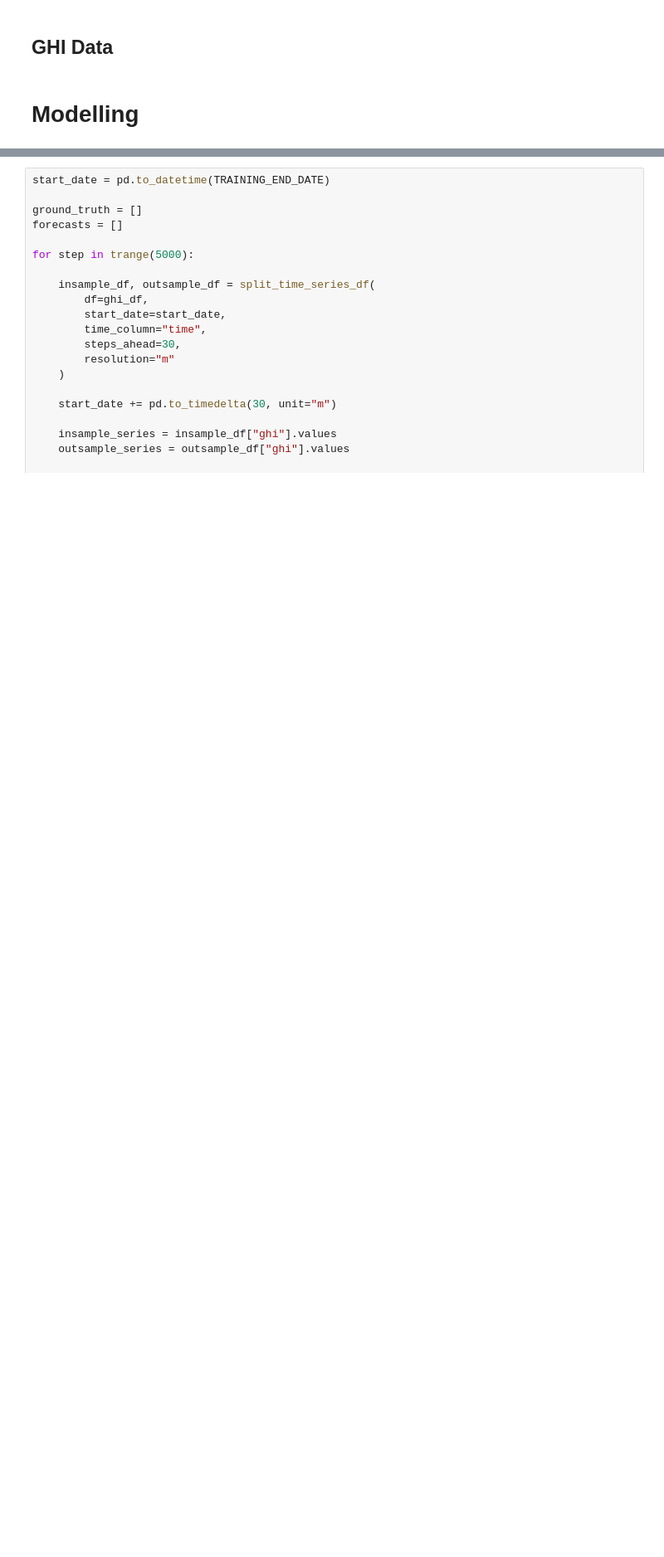
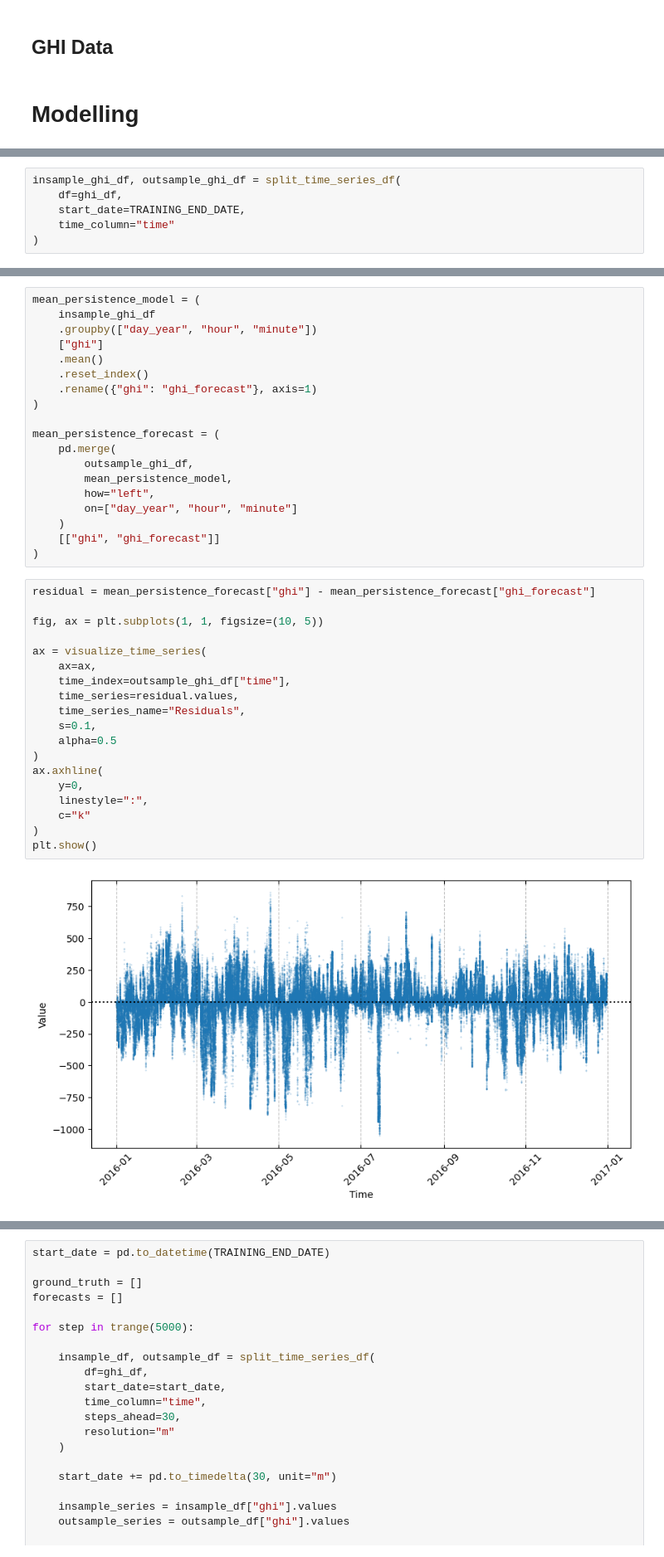
Before and after one commit to vb690/ghi_forecast, a Jupyter notebook: forecast.ipynb, the cells around one changed output, grey strips where cells are left out. Shown at 83% size. Saved outputs shown, nothing was run; the diff lists cells and outputs as text; blank space fills up the shorter version.

```diff
--- a/forecast.ipynb
+++ b/forecast.ipynb
@@ -262,0 +298,6 @@ plt.show()
+# %%
+insample_ghi_df, outsample_ghi_df = split_time_series_df(
+    df=ghi_df,
+    start_date=TRAINING_END_DATE,
+    time_column="time"
+)
@@ -262,0 +306,40 @@ plt.show()
+# %%
+mean_persistence_model = (
+    insample_ghi_df
+    .groupby(["day_year", "hour", "minute"])
+    ["ghi"]
+    .mean()
+    .reset_index()
+    .rename({"ghi": "ghi_forecast"}, axis=1)
+)
+
+mean_persistence_forecast = (
+    pd.merge(
+        outsample_ghi_df,
+        mean_persistence_model,
+        how="left",
+        on=["day_year", "hour", "minute"]
+    )
+    [["ghi", "ghi_forecast"]]
+)
+# %%
+residual = mean_persistence_forecast["ghi"] - mean_persistence_forecast["ghi_forecast"]
+
+fig, ax = plt.subplots(1, 1, figsize=(10, 5))
+
+ax = visualize_time_series(
+    ax=ax,
+    time_index=outsample_ghi_df["time"],
+    time_series=residual.values,
+    time_series_name="Residuals",
+    s=0.1,
+    alpha=0.5
+)
+ax.axhline(
+    y=0,
+    linestyle=":",
+    c="k"
+)
+plt.show()
+# %% [output]
+[figure, added]
```
Also changed, not shown: parts of 17 cells of this notebook, 4 other files.
